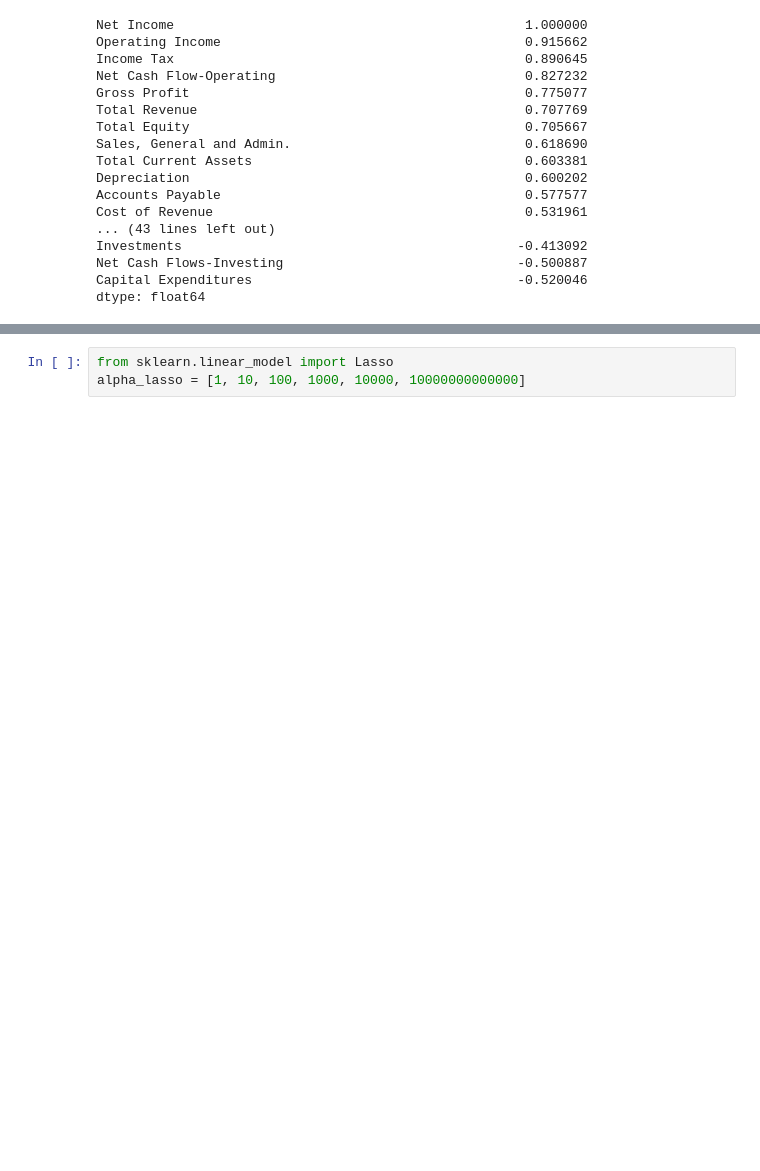
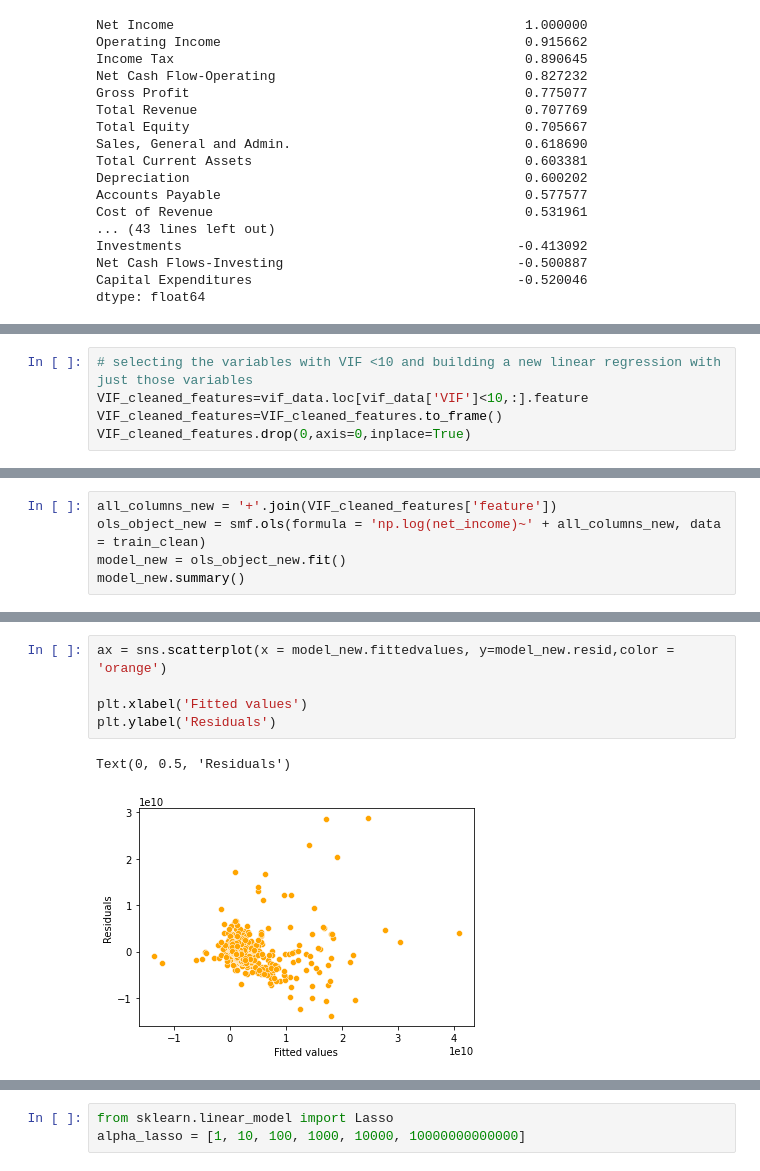
Before and after one commit to sarahhsu1301/STAT-303-2, a Jupyter notebook: Project.ipynb, the cells around one changed output, grey strips where cells are left out. Cells and saved outputs as stored; diff of their text form; blank space fills up the shorter version.

```diff
--- a/Project.ipynb
+++ b/Project.ipynb
@@ -203,0 +413,5 @@ dtype: float64
+# %%
+# selecting the variables with VIF <10 and building a new linear regression with just those variables
+VIF_cleaned_features=vif_data.loc[vif_data['VIF']<10,:].feature
+VIF_cleaned_features=VIF_cleaned_features.to_frame()
+VIF_cleaned_features.drop(0,axis=0,inplace=True)
@@ -203,0 +430,5 @@ dtype: float64
+# %%
+all_columns_new = '+'.join(VIF_cleaned_features['feature'])
+ols_object_new = smf.ols(formula = 'np.log(net_income)~' + all_columns_new, data = train_clean)
+model_new = ols_object_new.fit()
+model_new.summary()
@@ -203,0 +470,8 @@ dtype: float64
+# %%
+ax = sns.scatterplot(x = model_new.fittedvalues, y=model_new.resid,color = 'orange')
+
+plt.xlabel('Fitted values')
+plt.ylabel('Residuals')
+# %% [output]
+Text(0, 0.5, 'Residuals')
+[figure, added]
```
Also changed, not shown: parts of 17 cells of this notebook, 4 other files.
